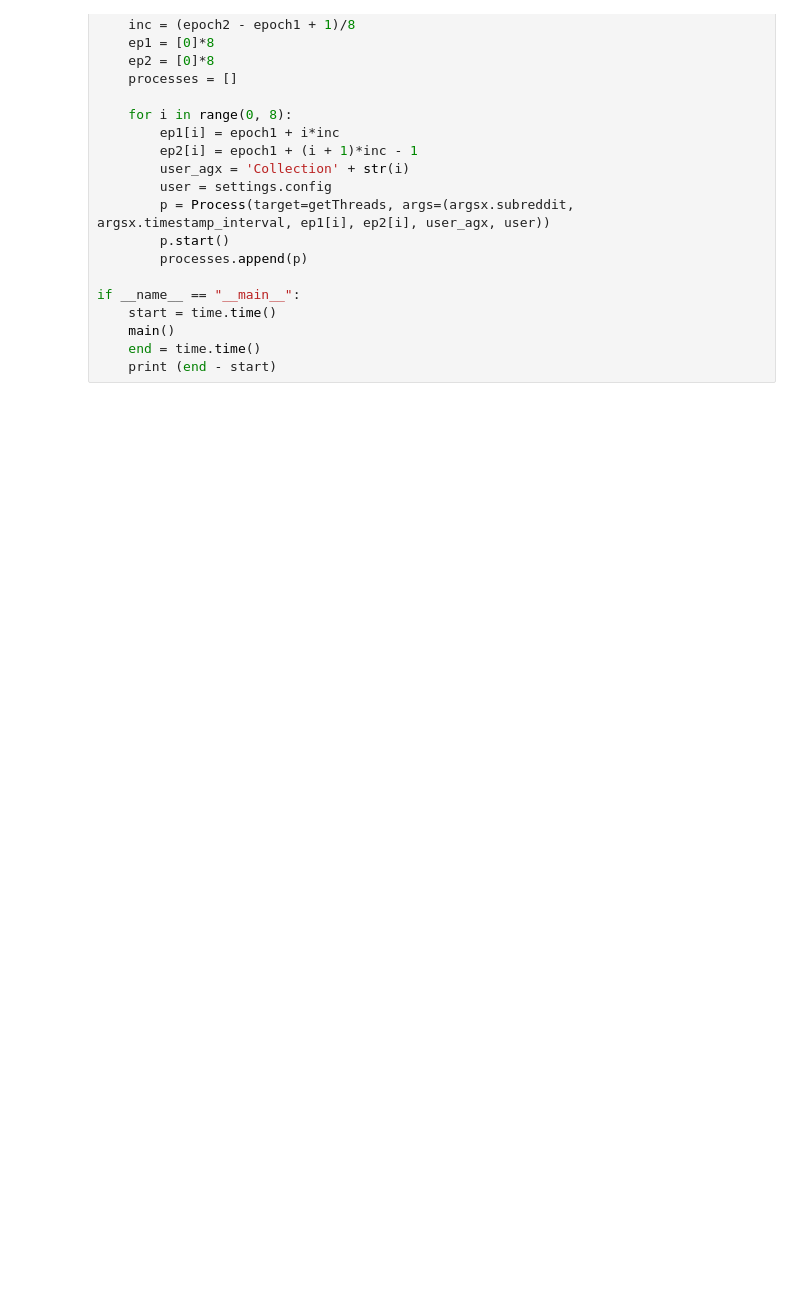
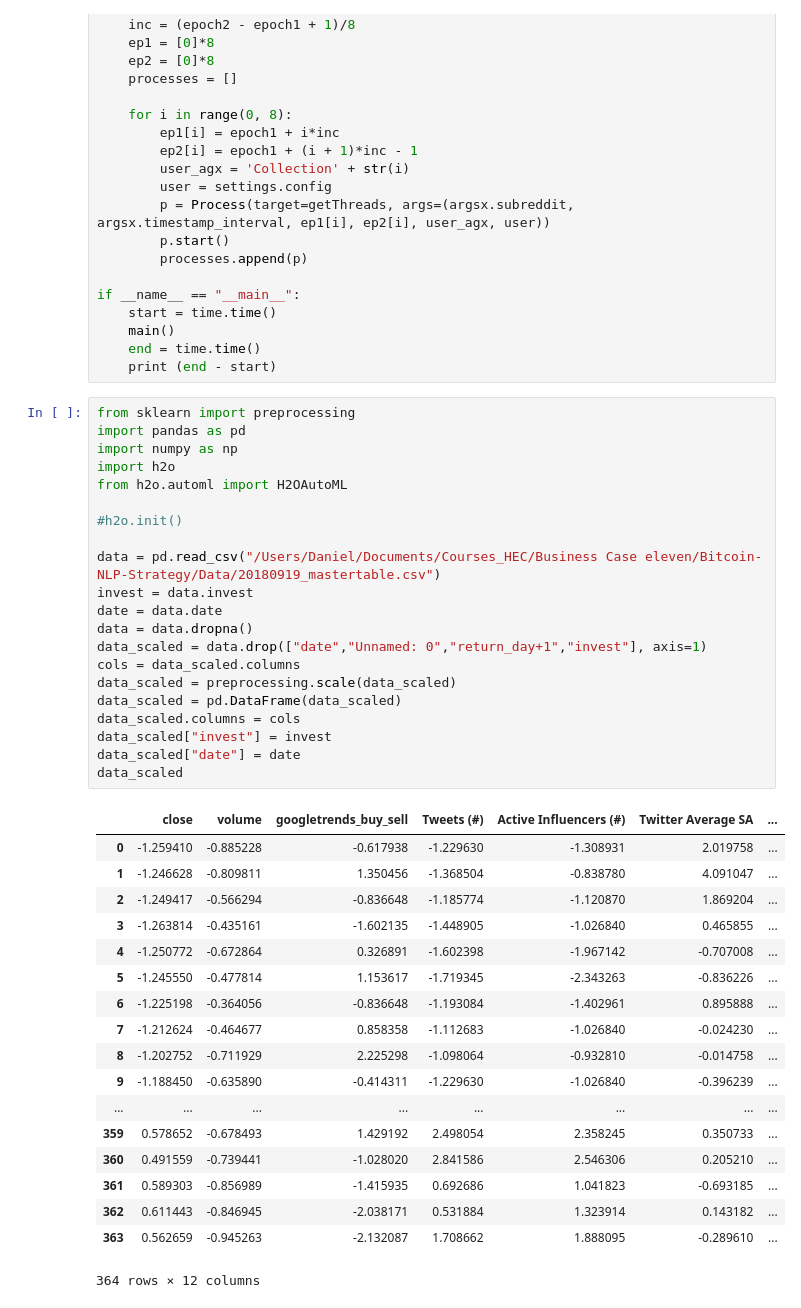
Before and after one commit to ViktorMalesevic/Bitcoin-NLP-Strategy, a Jupyter notebook: code_daniel.ipynb, the cells around one changed output. Cells and saved outputs as stored; diff of their text form; blank space fills up the shorter version.

```diff
--- a/code_daniel.ipynb
+++ b/code_daniel.ipynb
@@ -227,3 +227,43 @@ if __name__ == "__main__":
 	main()
 	end = time.time()
 	print (end - start)
+# %%
+from sklearn import preprocessing
+import pandas as pd
+import numpy as np
+import h2o
+from h2o.automl import H2OAutoML
+
+#h2o.init()
+
+data = pd.read_csv("/Users/Daniel/Documents/Courses_HEC/Business Case eleven/Bitcoin-NLP-Strategy/Data/20180919_mastertable.csv")
+invest = data.invest
+date = data.date
+data = data.dropna()
+data_scaled = data.drop(["date","Unnamed: 0","return_day+1","invest"], axis=1)
+cols = data_scaled.columns
+data_scaled = preprocessing.scale(data_scaled)
+data_scaled = pd.DataFrame(data_scaled)
+data_scaled.columns = cols
+data_scaled["invest"] = invest
+data_scaled["date"] = date
+data_scaled
+# %% [output]
+|  | close | volume | googletrends_buy_sell | Tweets (#) | Active Influencers (#) | Twitter Average SA | ... |
+| 0 | -1.259410 | -0.885228 | -0.617938 | -1.229630 | -1.308931 | 2.019758 | ... |
+| 1 | -1.246628 | -0.809811 | 1.350456 | -1.368504 | -0.838780 | 4.091047 | ... |
+| 2 | -1.249417 | -0.566294 | -0.836648 | -1.185774 | -1.120870 | 1.869204 | ... |
+| 3 | -1.263814 | -0.435161 | -1.602135 | -1.448905 | -1.026840 | 0.465855 | ... |
+| 4 | -1.250772 | -0.672864 | 0.326891 | -1.602398 | -1.967142 | -0.707008 | ... |
+| 5 | -1.245550 | -0.477814 | 1.153617 | -1.719345 | -2.343263 | -0.836226 | ... |
+| 6 | -1.225198 | -0.364056 | -0.836648 | -1.193084 | -1.402961 | 0.895888 | ... |
+| 7 | -1.212624 | -0.464677 | 0.858358 | -1.112683 | -1.026840 | -0.024230 | ... |
+| 8 | -1.202752 | -0.711929 | 2.225298 | -1.098064 | -0.932810 | -0.014758 | ... |
+| 9 | -1.188450 | -0.635890 | -0.414311 | -1.229630 | -1.026840 | -0.396239 | ... |
+| ... | ... | ... | ... | ... | ... | ... | ... |
+| 359 | 0.578652 | -0.678493 | 1.429192 | 2.498054 | 2.358245 | 0.350733 | ... |
+| 360 | 0.491559 | -0.739441 | -1.028020 | 2.841586 | 2.546306 | 0.205210 | ... |
+| 361 | 0.589303 | -0.856989 | -1.415935 | 0.692686 | 1.041823 | -0.693185 | ... |
+| 362 | 0.611443 | -0.846945 | -2.038171 | 0.531884 | 1.323914 | 0.143182 | ... |
+| 363 | 0.562659 | -0.945263 | -2.132087 | 1.708662 | 1.888095 | -0.289610 | ... |
+364 rows × 12 columns
```
Also changed, not shown: parts of 1 cell of this notebook.
